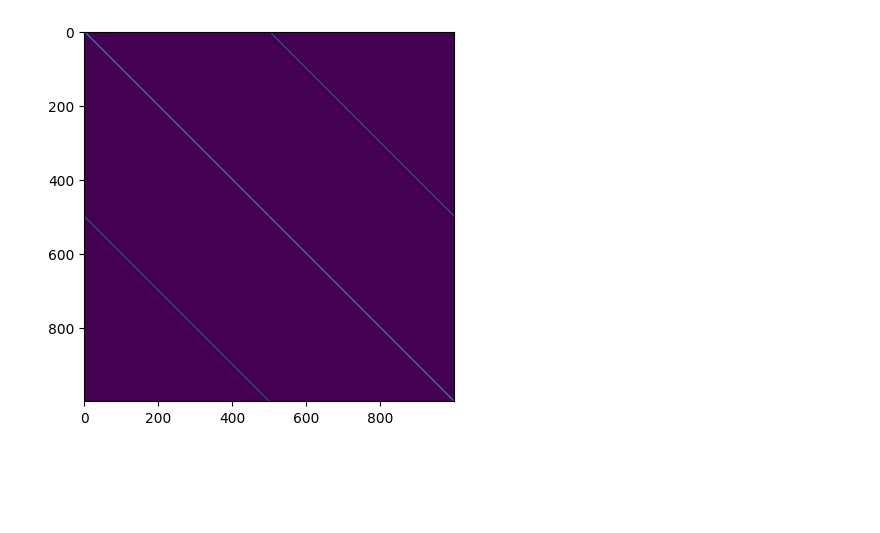
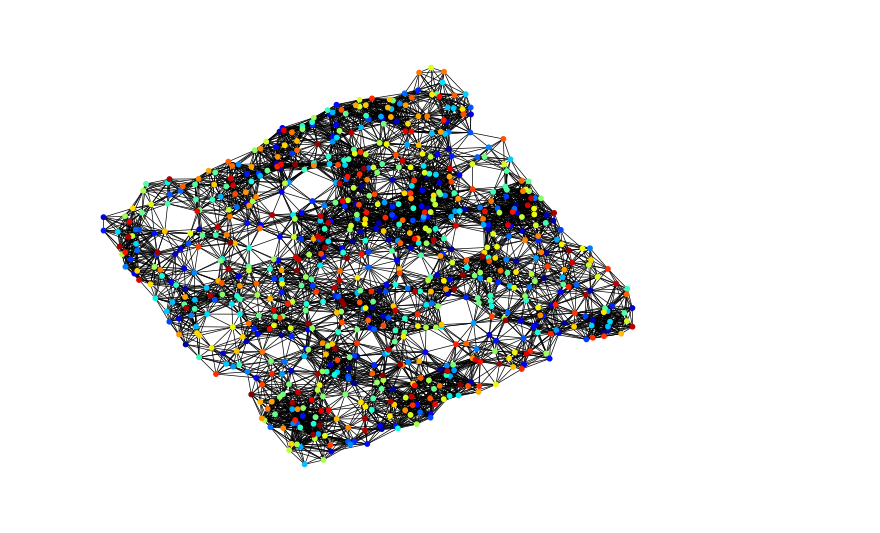
Before and after one commit to HirokiHamaguchi/Initial_Placement_for_Fruchterman-Reingold_Force_Model_with_Coordinate_Newton_Direction, a Jupyter notebook: src/jupyter/hexagon.ipynb, the cells around one changed output. Drawn from its saved outputs; the diff is of its cells as text; code cells hidden in the pictures; blank space fills up the shorter version.

```diff
--- a/src/jupyter/hexagon.ipynb
+++ b/src/jupyter/hexagon.ipynb
@@ -116,5 +74,0 @@ plt.show()
-# %%
-plt.imshow(A.todense())
-plt.show()
-# %% [output]
-[figure, removed]
@@ -123 +75,6 @@ assert np.all(A.data >= 0)
+# %%
+pos = nx.kamada_kawai_layout(G)
+visGraph(G, pos, node_size=10, width=0.5)
+# %% [output]
+[figure, added]
 # %%
```
Also changed, not shown: parts of 6 cells of this notebook, 2 other files.
